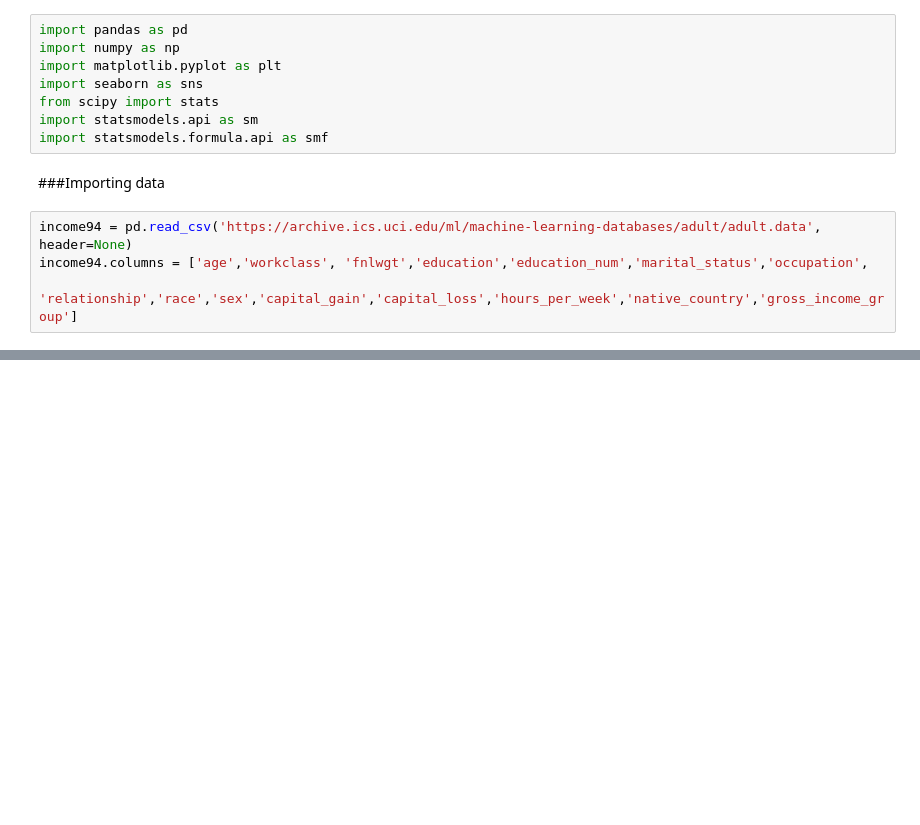
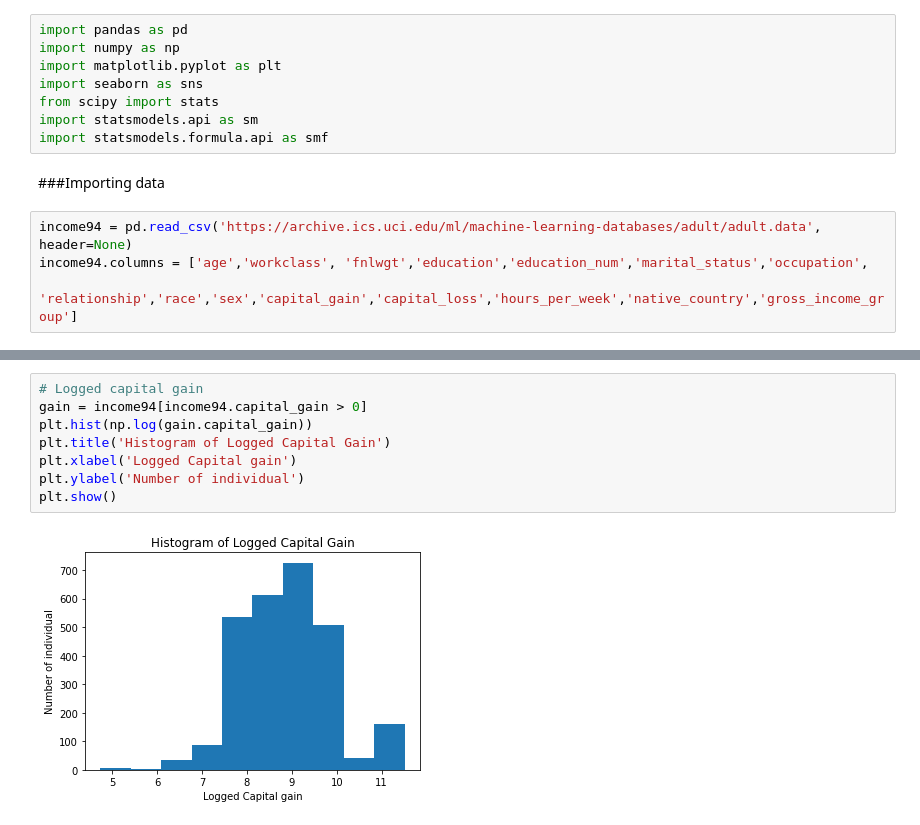
Before and after one commit to Tiffany0410/JSC270_Assg2, a Jupyter notebook: JSC270_Assignment2.ipynb, the cells around one changed output, grey strips where cells are left out. Drawn from its saved outputs; the diff is of its cells as text; blank space fills up the shorter version.

```diff
--- a/JSC270_Assignment2.ipynb
+++ b/JSC270_Assignment2.ipynb
@@ -18,0 +111,10 @@ income94.columns = ['age','workclass', 'fnlwgt','education','education_num','mar
+# %%
+# Logged capital gain
+gain = income94[income94.capital_gain > 0]
+plt.hist(np.log(gain.capital_gain))
+plt.title('Histogram of Logged Capital Gain')
+plt.xlabel('Logged Capital gain')
+plt.ylabel('Number of individual')
+plt.show()
+# %% [output]
+[figure, added]
```
Also changed, not shown: parts of 10 cells of this notebook.
